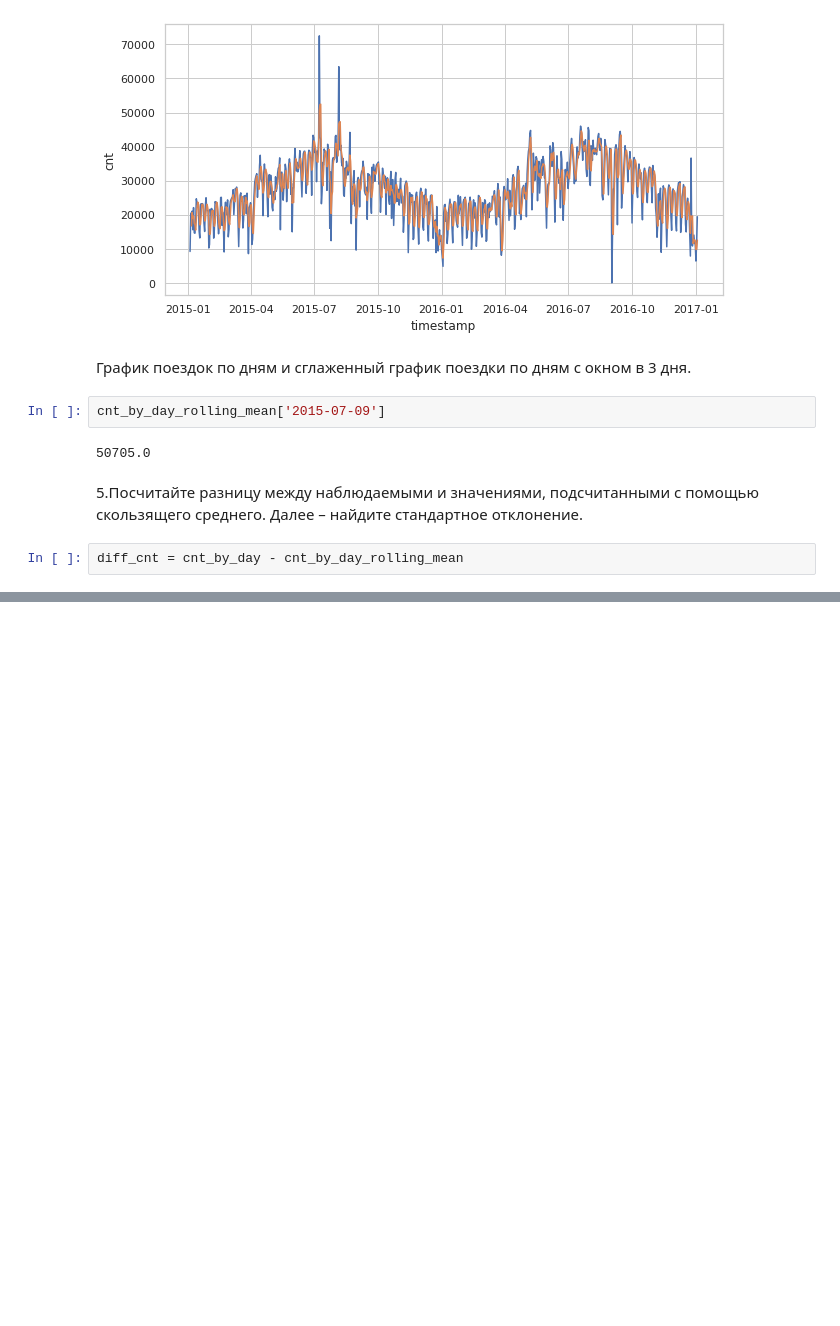
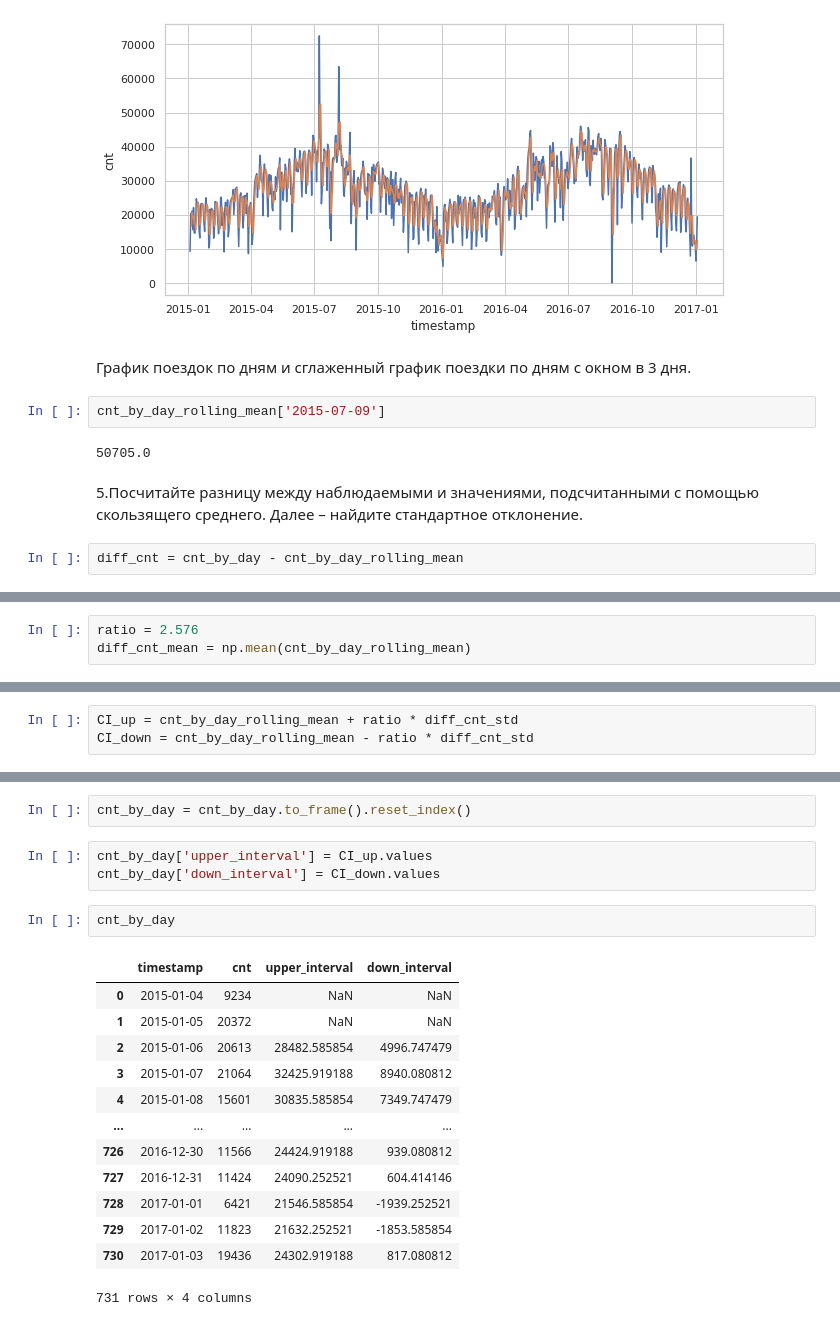
Before and after one commit to VPonomarev42/LearningRep, a Jupyter notebook: stats/stats_miniproject_3.ipynb, the cells around one changed output, grey strips where cells are left out. Drawn from its saved outputs; the diff is of its cells as text; blank space fills up the shorter version.

```diff
--- a/stats/stats_miniproject_3.ipynb
+++ b/stats/stats_miniproject_3.ipynb
@@ -176,0 +184,3 @@ np.round(np.std(diff_cnt), 2)
+# %%
+ratio = 2.576
+diff_cnt_mean = np.mean(cnt_by_day_rolling_mean)
@@ -176,0 +191,3 @@ np.round(np.std(diff_cnt), 2)
+# %%
+CI_up = cnt_by_day_rolling_mean + ratio * diff_cnt_std
+CI_down = cnt_by_day_rolling_mean - ratio * diff_cnt_std
@@ -176,0 +214,21 @@ np.round(np.std(diff_cnt), 2)
+# %%
+cnt_by_day = cnt_by_day.to_frame().reset_index()
+# %%
+cnt_by_day['upper_interval'] = CI_up.values
+cnt_by_day['down_interval'] = CI_down.values
+# %%
+cnt_by_day
+# %% [output]
+|  | timestamp | cnt | upper_interval | down_interval |
+| 0 | 2015-01-04 | 9234 | NaN | NaN |
+| 1 | 2015-01-05 | 20372 | NaN | NaN |
+| 2 | 2015-01-06 | 20613 | 28482.585854 | 4996.747479 |
+| 3 | 2015-01-07 | 21064 | 32425.919188 | 8940.080812 |
+| 4 | 2015-01-08 | 15601 | 30835.585854 | 7349.747479 |
+| ... | ... | ... | ... | ... |
+| 726 | 2016-12-30 | 11566 | 24424.919188 | 939.080812 |
+| 727 | 2016-12-31 | 11424 | 24090.252521 | 604.414146 |
+| 728 | 2017-01-01 | 6421 | 21546.585854 | -1939.252521 |
+| 729 | 2017-01-02 | 11823 | 21632.252521 | -1853.585854 |
+| 730 | 2017-01-03 | 19436 | 24302.919188 | 817.080812 |
+731 rows × 4 columns
```
Also changed, not shown: parts of 6 cells of this notebook.
